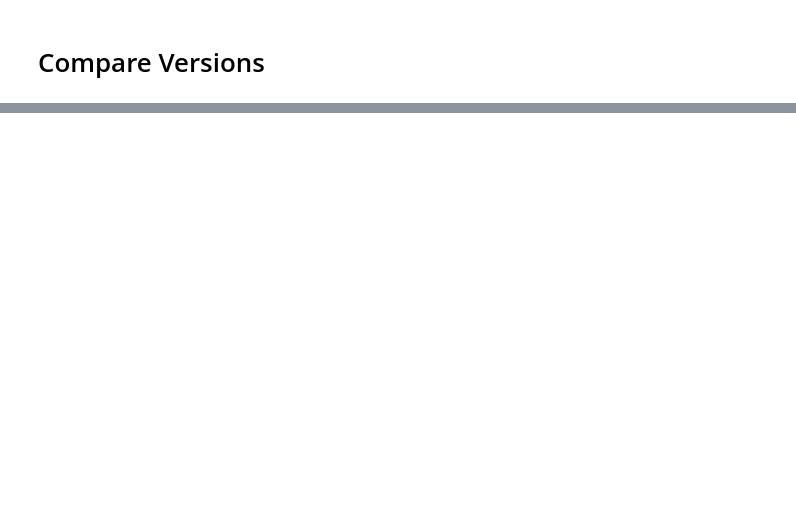
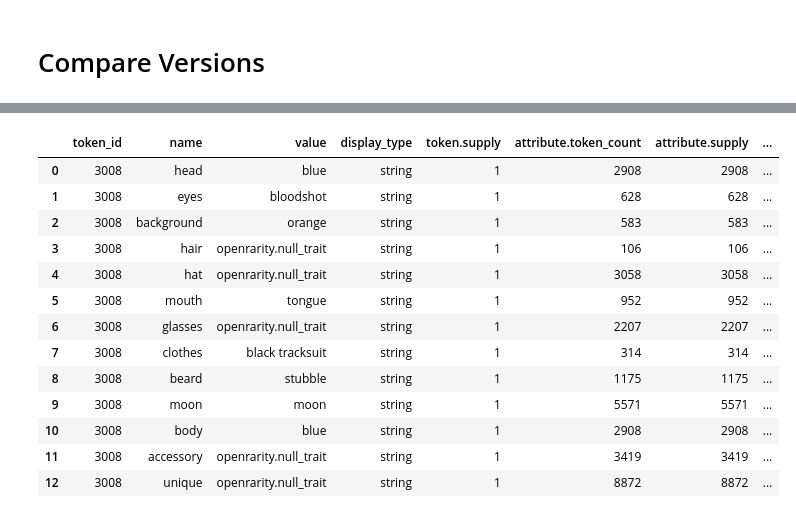
Before and after one commit to OpenRarity/open-rarity, a Jupyter notebook: notebooks/RegressionTests.ipynb, the cells around one changed output, grey strips where cells are left out. Saved outputs shown, nothing was run; the diff lists cells and outputs as text; code cells hidden in the pictures; blank space fills up the shorter version.

```diff
--- a/notebooks/RegressionTests.ipynb
+++ b/notebooks/RegressionTests.ipynb
@@ -99,0 +196,57 @@ ranks
+# %%
+old_attr = pd.DataFrame(
+    np.array(
+        [
+            [
+                "accessory",
+                "background",
+                "beard",
+                "body",
+                "clothes",
+                "eyes",
+                "glasses",
+                "hair",
+                "hat",
+                "head",
+                "meta_trait:trait_count",
+                "moon",
+                "mouth",
+                "unique",
+            ],
+            [
+                2.611813106082868,
+                15.245283018867925,
+                7.564255319148936,
+                3.0563961485557085,
+                28.305732484076433,
+                14.152866242038217,
+                4.056595162026472,
+                98.75555555555556,
+                2.9217619986850756,
+                3.0563961485557085,
+                34.99212598425197,
+                1.595404774726261,
+                9.336134453781513,
+                1.0018034265103697,
+            ],
+        ]
+    ).T,
+    columns=["name", "score"],
+)
+# %%
+pd.merge(token_stats[token_stats["token_id"] == "3008"], old_attr, on="name")
+# %% [output]
+|  | token_id | name | value | display_type | token.supply | attribute.token_count | attribute.supply | ... |
+| 0 | 3008 | head | blue | string | 1 | 2908 | 2908 | ... |
+| 1 | 3008 | eyes | bloodshot | string | 1 | 628 | 628 | ... |
+| 2 | 3008 | background | orange | string | 1 | 583 | 583 | ... |
+| 3 | 3008 | hair | openrarity.null_trait | string | 1 | 106 | 106 | ... |
+| 4 | 3008 | hat | openrarity.null_trait | string | 1 | 3058 | 3058 | ... |
+| 5 | 3008 | mouth | tongue | string | 1 | 952 | 952 | ... |
+| 6 | 3008 | glasses | openrarity.null_trait | string | 1 | 2207 | 2207 | ... |
+| 7 | 3008 | clothes | black tracksuit | string | 1 | 314 | 314 | ... |
+| 8 | 3008 | beard | stubble | string | 1 | 1175 | 1175 | ... |
+| 9 | 3008 | moon | moon | string | 1 | 5571 | 5571 | ... |
+| 10 | 3008 | body | blue | string | 1 | 2908 | 2908 | ... |
+| 11 | 3008 | accessory | openrarity.null_trait | string | 1 | 3419 | 3419 | ... |
+| 12 | 3008 | unique | openrarity.null_trait | string | 1 | 8872 | 8872 | ... |
```
Also changed, not shown: parts of 18 cells of this notebook, 2 other files.
